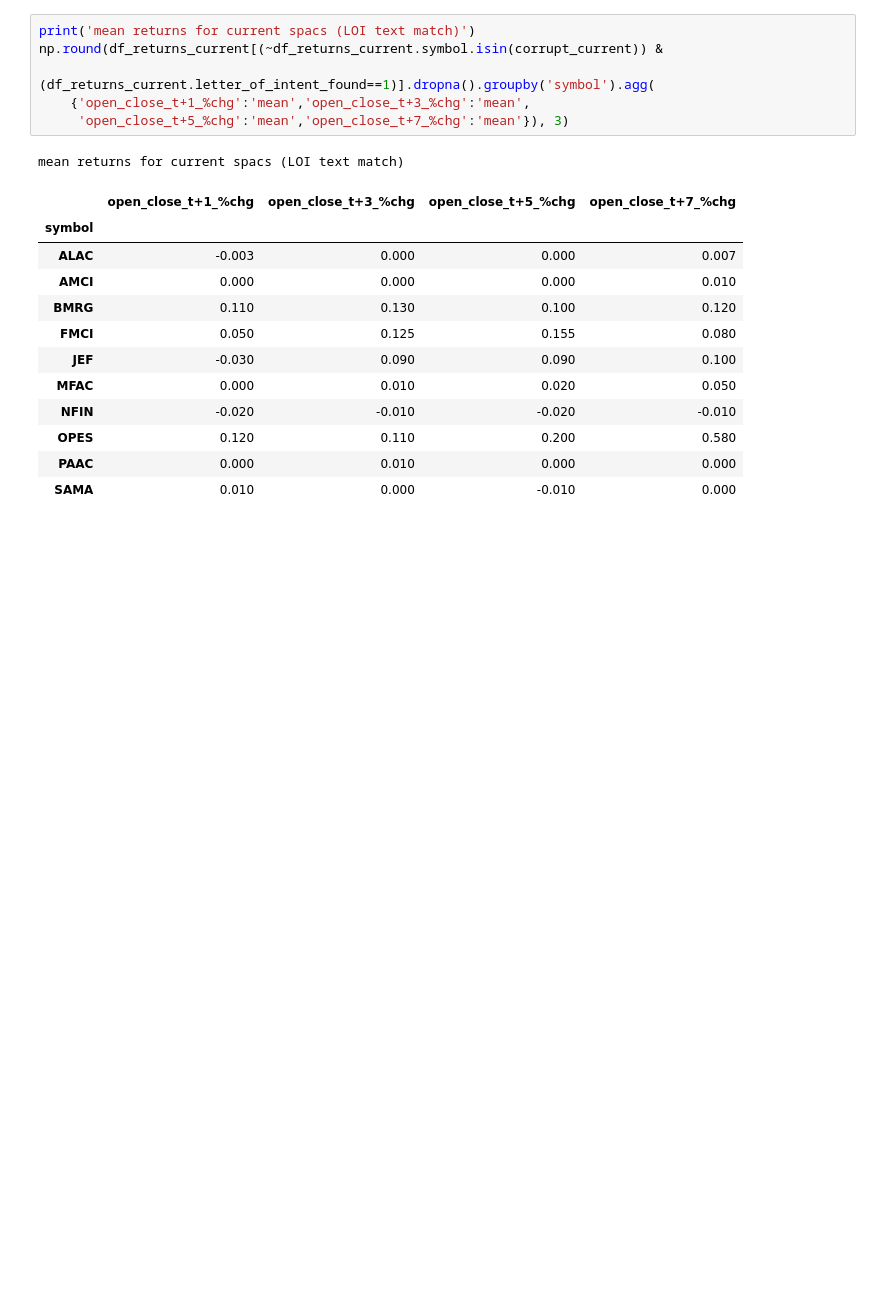
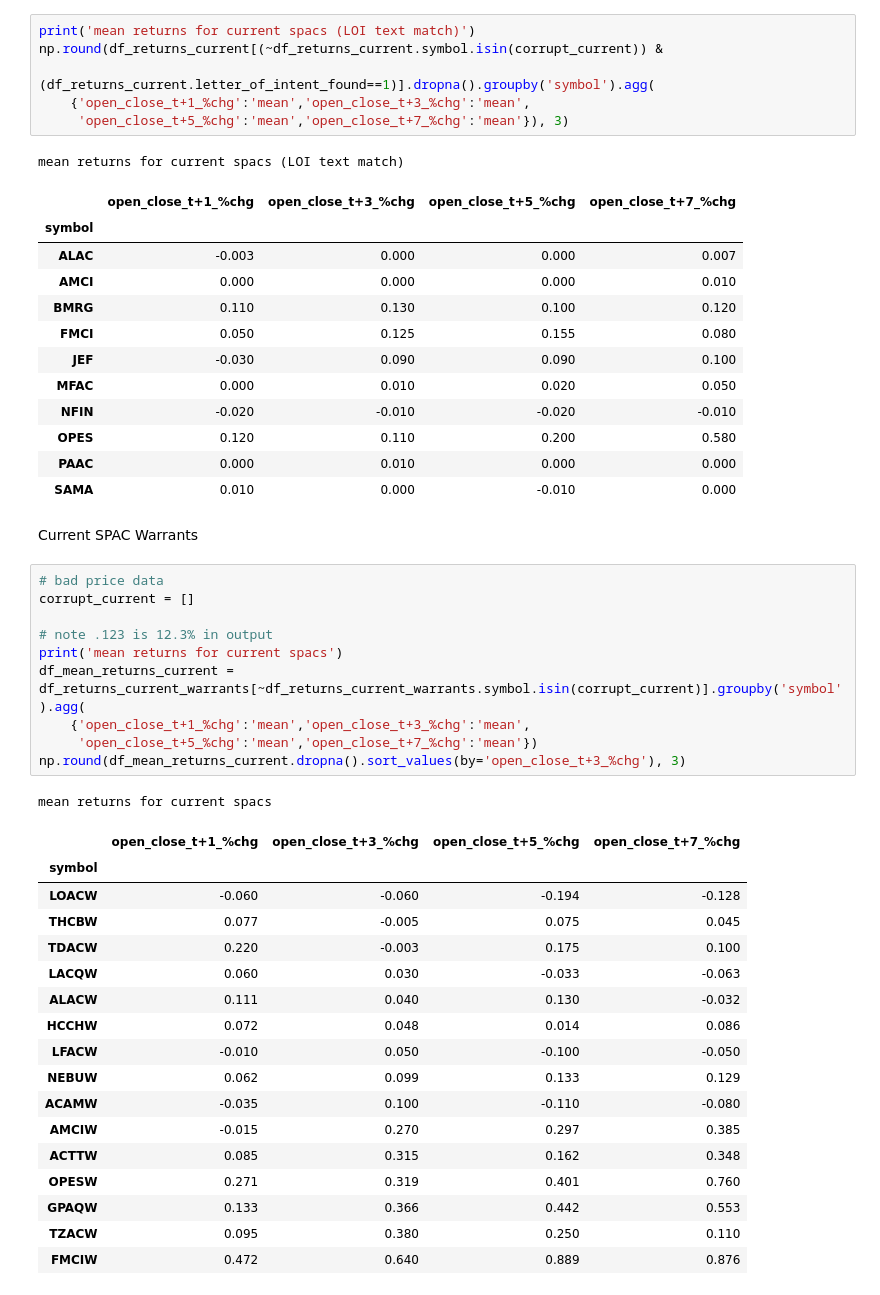
Before and after one commit to alandu20/spac, a Jupyter notebook: scraper.ipynb, the cells around one changed output. Saved outputs shown, nothing was run; the diff lists cells and outputs as text; blank space fills up the shorter version.

```diff
--- a/scraper.ipynb
+++ b/scraper.ipynb
@@ -475,3 +646,34 @@ mean returns for current spacs (LOI text match)
 | OPES | 0.120 | 0.110 | 0.200 | 0.580 |
 | PAAC | 0.000 | 0.010 | 0.000 | 0.000 |
 | SAMA | 0.010 | 0.000 | -0.010 | 0.000 |
+# %% [markdown]
+Current SPAC Warrants
+# %%
+# bad price data
+corrupt_current = []
+
+# note .123 is 12.3% in output
+print('mean returns for current spacs')
+df_mean_returns_current = df_returns_current_warrants[~df_returns_current_warrants.symbol.isin(corrupt_current)].groupby('symbol').agg(
+    {'open_close_t+1_%chg':'mean','open_close_t+3_%chg':'mean',
+     'open_close_t+5_%chg':'mean','open_close_t+7_%chg':'mean'})
+np.round(df_mean_returns_current.dropna().sort_values(by='open_close_t+3_%chg'), 3)
+# %% [output]
+mean returns for current spacs
+|  | open_close_t+1_%chg | open_close_t+3_%chg | open_close_t+5_%chg | open_close_t+7_%chg |
+| symbol |  |  |  |  |
+| LOACW | -0.060 | -0.060 | -0.194 | -0.128 |
+| THCBW | 0.077 | -0.005 | 0.075 | 0.045 |
+| TDACW | 0.220 | -0.003 | 0.175 | 0.100 |
+| LACQW | 0.060 | 0.030 | -0.033 | -0.063 |
+| ALACW | 0.111 | 0.040 | 0.130 | -0.032 |
+| HCCHW | 0.072 | 0.048 | 0.014 | 0.086 |
+| LFACW | -0.010 | 0.050 | -0.100 | -0.050 |
+| NEBUW | 0.062 | 0.099 | 0.133 | 0.129 |
+| ACAMW | -0.035 | 0.100 | -0.110 | -0.080 |
+| AMCIW | -0.015 | 0.270 | 0.297 | 0.385 |
+| ACTTW | 0.085 | 0.315 | 0.162 | 0.348 |
+| OPESW | 0.271 | 0.319 | 0.401 | 0.760 |
+| GPAQW | 0.133 | 0.366 | 0.442 | 0.553 |
+| TZACW | 0.095 | 0.380 | 0.250 | 0.110 |
+| FMCIW | 0.472 | 0.640 | 0.889 | 0.876 |
```
Also changed, not shown: parts of 7 cells of this notebook.
